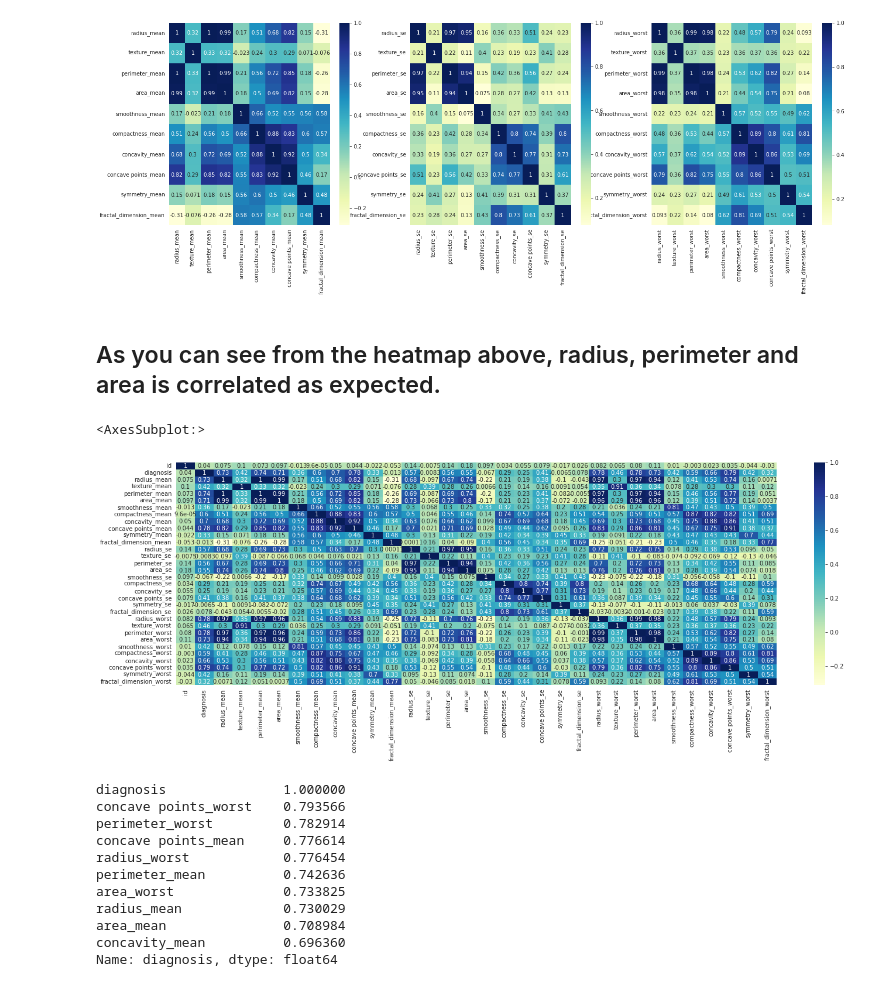
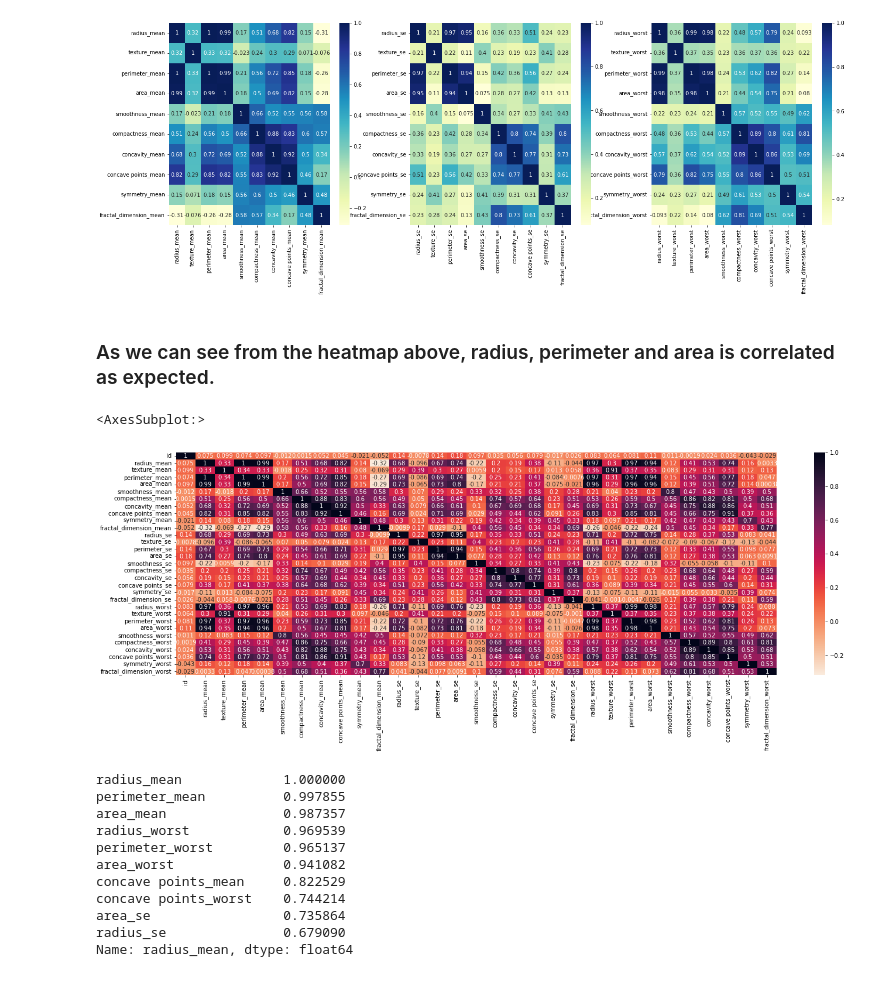
Before and after one commit to ilkeratik/breast-cancer-diagnostic-using-machine-learning, a Jupyter notebook: BreastCancerClassification.ipynb, the cells around one changed output. Saved outputs shown, nothing was run; the diff lists cells and outputs as text; code cells hidden in the pictures.

```diff
--- a/BreastCancerClassification.ipynb
+++ b/BreastCancerClassification.ipynb
@@ -48,8 +45,7 @@ fractal_dimension_worst    0
 dtype: int64
 # %%
-data['diagnosis'] = data['diagnosis'].map({'M':1,'B':0}) # Coding malign as 1 and benign as 0
+data['diagnosis'] = data['diagnosis'].map({'M':'Malign','B':'Benign'})
 data_y = data.iloc[:,1] # Second column is the predicting field
-
 
 data_x = data.iloc[:,2:]
 data_x_mean = data.iloc[:,2:12]
@@ -77,28 +78,28 @@ sns.heatmap(data_x_worst.corr(), ax=axes[2], annot=True, cmap="YlGnBu")
 <AxesSubplot:>
 [figure]
 # %% [markdown]
-## As you can see from the heatmap above, radius, perimeter and area is correlated as expected.
+### As we can see from the heatmap above, radius, perimeter and area is correlated as expected.
 # %%
 fig, axes = plt.subplots(1, 1, figsize=(23, 7))
-sns.heatmap(data.corr(),ax=axes, annot=True, cmap="YlGnBu")
+sns.heatmap(data.iloc[1:,:].corr(), ax=axes, annot=True, cmap="rocket_r")
 # %% [output]
 <AxesSubplot:>
-[figure, old version]
+[figure, new version]
 # %%
-# Printing the 10 features that correlates with diagnosis the most
+# Printing the 10 features that correlates with diagnosis at the most
 corr = data.corr()
 print(corr.iloc[1,:].nlargest(10))
 # %% [output]
-diagnosis               1.000000
-concave points_worst    0.793566
-perimeter_worst         0.782914
-concave points_mean     0.776614
-radius_worst            0.776454
-perimeter_mean          0.742636
-area_worst              0.733825
-radius_mean             0.730029
-area_mean               0.708984
-concavity_mean          0.696360
-Name: diagnosis, dtype: float64
+radius_mean             1.000000
+perimeter_mean          0.997855
+area_mean               0.987357
+radius_worst            0.969539
+perimeter_worst         0.965137
+area_worst              0.941082
+concave points_mean     0.822529
+concave points_worst    0.744214
+area_se                 0.735864
+radius_se               0.679090
+Name: radius_mean, dtype: float64
 # %%
 # Printing mean values of features grouped by rows diagnosis value
```
Also changed, not shown: parts of 12 cells of this notebook.
